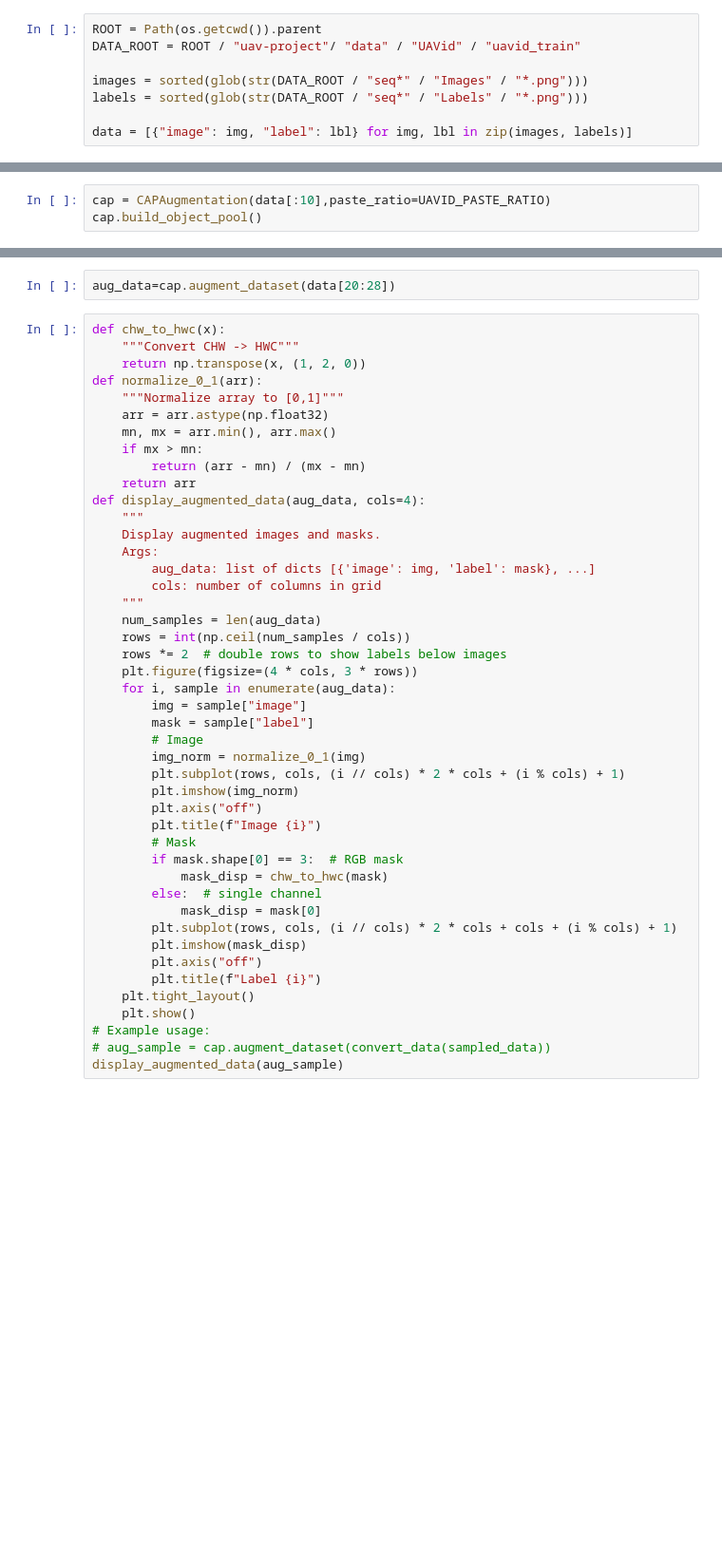
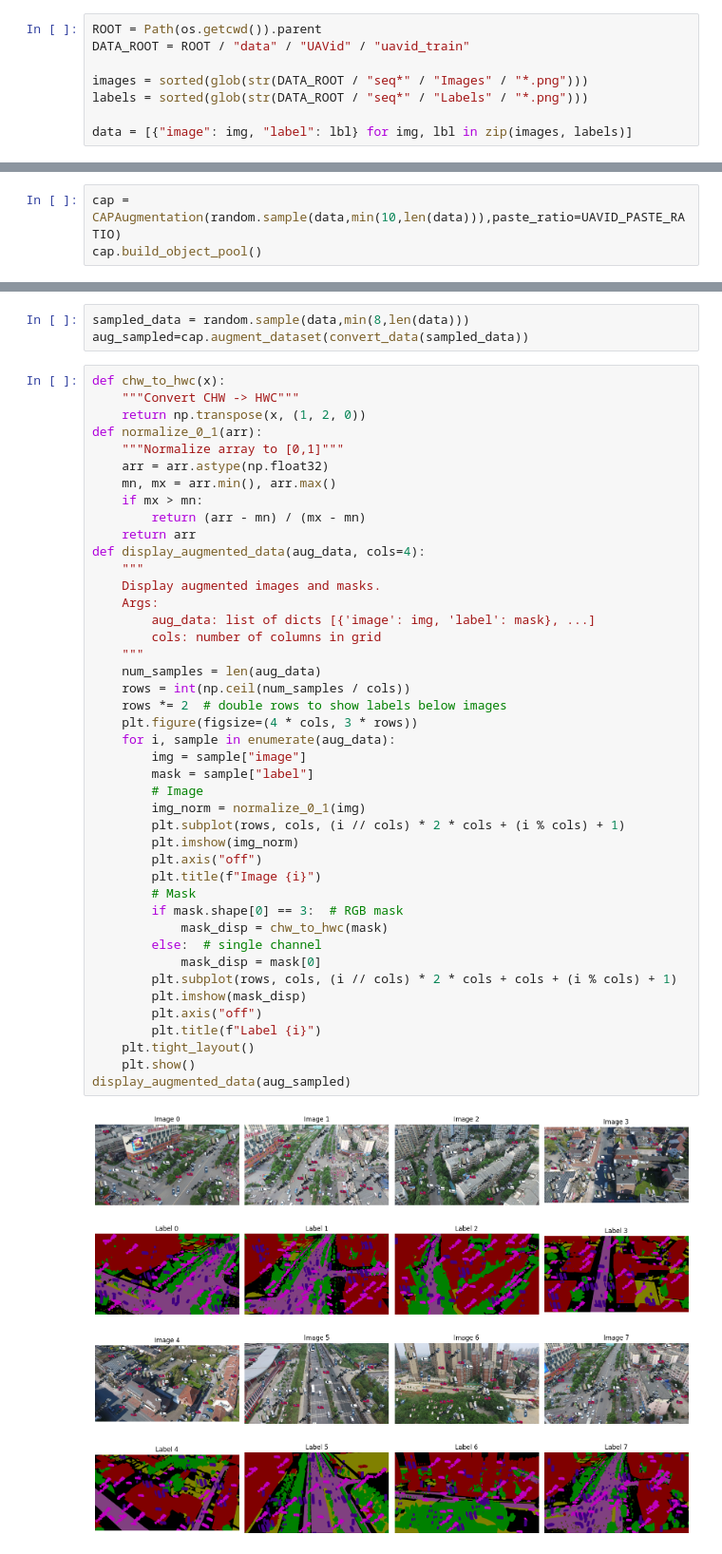
Before and after one commit to toan-ly/ssl-uav-seg, a Jupyter notebook: notebooks/copy_paste.ipynb, the cells around one changed output, grey strips where cells are left out. Shown at 95% size. Saved outputs shown, nothing was run; the diff lists cells and outputs as text; blank space fills up the shorter version.

Commit message:
Done copy_paste, need re-examine

```diff
--- a/notebooks/copy_paste.ipynb
+++ b/notebooks/copy_paste.ipynb
@@ -153,6 +139,6 @@ transform = Compose([
 # %%
 ROOT = Path(os.getcwd()).parent
-DATA_ROOT = ROOT / "uav-project"/ "data" / "UAVid" / "uavid_train"
+DATA_ROOT = ROOT / "data" / "UAVid" / "uavid_train"
 
 images = sorted(glob(str(DATA_ROOT / "seq*" / "Images" / "*.png")))
 labels = sorted(glob(str(DATA_ROOT / "seq*" / "Labels" / "*.png")))
@@ -441,5 +475,5 @@ class CAPAugmentation():
             aug_data.append({'image': aug_img, 'label': aug_mask})
         return aug_data
 # %%
-cap = CAPAugmentation(data[:10],paste_ratio=UAVID_PASTE_RATIO)
+cap = CAPAugmentation(random.sample(data,min(10,len(data))),paste_ratio=UAVID_PASTE_RATIO)
 cap.build_object_pool()
@@ -446,5 +492,6 @@ cap.build_object_pool()
 # %%
-aug_data=cap.augment_dataset(data[20:28])
+sampled_data = random.sample(data,min(8,len(data)))
+aug_sampled=cap.augment_dataset(convert_data(sampled_data))
 # %%
 def chw_to_hwc(x):
     """Convert CHW -> HWC"""
@@ -460,33 +507,33 @@ def display_augmented_data(aug_data, cols=4):
     """
     Display augmented images and masks.
     Args:
         aug_data: list of dicts [{'image': img, 'label': mask}, ...]
         cols: number of columns in grid
     """
     num_samples = len(aug_data)
     rows = int(np.ceil(num_samples / cols))
     rows *= 2  # double rows to show labels below images
     plt.figure(figsize=(4 * cols, 3 * rows))
     for i, sample in enumerate(aug_data):
         img = sample["image"]
         mask = sample["label"]
         # Image
         img_norm = normalize_0_1(img)
         plt.subplot(rows, cols, (i // cols) * 2 * cols + (i % cols) + 1)
         plt.imshow(img_norm)
         plt.axis("off")
         plt.title(f"Image {i}")
         # Mask
         if mask.shape[0] == 3:  # RGB mask
             mask_disp = chw_to_hwc(mask)
         else:  # single channel
             mask_disp = mask[0]
         plt.subplot(rows, cols, (i // cols) * 2 * cols + cols + (i % cols) + 1)
         plt.imshow(mask_disp)
         plt.axis("off")
         plt.title(f"Label {i}")
     plt.tight_layout()
     plt.show()
-# Example usage:
-# aug_sample = cap.augment_dataset(convert_data(sampled_data))
-display_augmented_data(aug_sample)
+display_augmented_data(aug_sampled)
+# %% [output]
+[figure, added]
```
Also changed, not shown: parts of 6 cells of this notebook.
